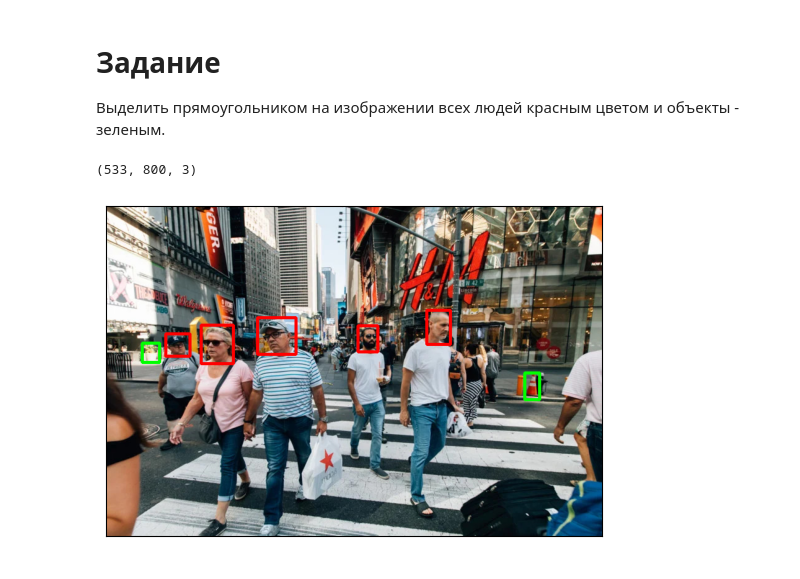
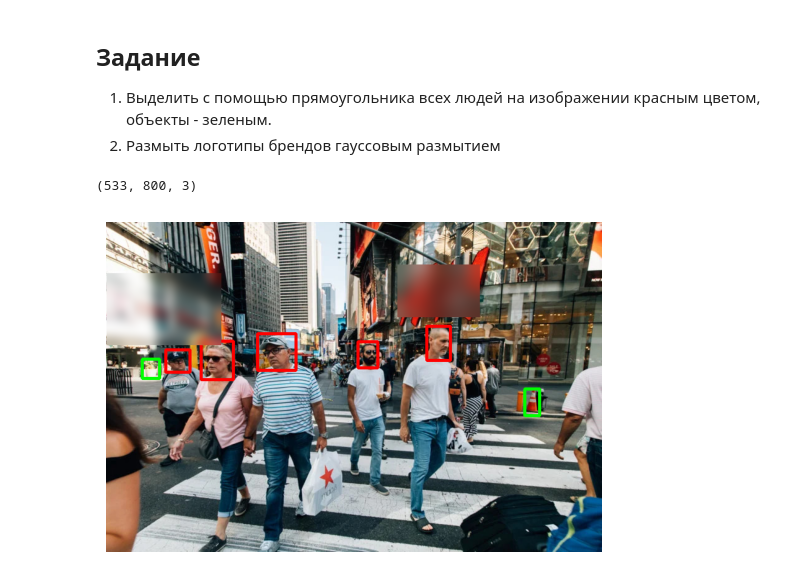
Before and after one commit to afk552/trolab_7, a Jupyter notebook: notebooks/7_indiv.ipynb, the cells around one changed output. Saved outputs shown, nothing was run; the diff lists cells and outputs as text; code cells hidden in the pictures.

```diff
--- a/notebooks/7_indiv.ipynb
+++ b/notebooks/7_indiv.ipynb
@@ -1,15 +1,15 @@
 # %% [markdown]
-# Задание
-Выделить прямоугольником на изображении всех людей красным цветом и объекты - зеленым.
+## Задание
+1. Выделить с помощью прямоугольника всех людей на изображении красным цветом, объекты - зеленым.
+2. Размыть логотипы брендов гауссовым размытием
 # %%
 import cv2
 import numpy as np
 from matplotlib import pyplot as plt
 def imgshow(image, conversion=cv2.COLOR_BGR2RGB):
     image = cv2.cvtColor(image, conversion)
-    # Show the image
     plt.imshow(image)
-    # remove the axis / ticks for a clean looking image
+    plt.axis("off")
     plt.xticks([])
     plt.yticks([])
     plt.show()
@@ -19,13 +19,36 @@ print(image.shape)
 # %% [output]
 (533, 800, 3)
 # %%
-image = cv2.rectangle(image,(406,194),(438,236),(0,0,255),3)
-image = cv2.rectangle(image,(96,207),(135,243),(0,0,255),3)
-image = cv2.rectangle(image,(244,181),(306,240),(0,0,255),3)
-image = cv2.rectangle(image,(517,169),(555,224),(0,0,255),3)
-image = cv2.rectangle(image,(153,193),(205,255),(0,0,255),3)
-image = cv2.rectangle(image,(675,270),(699,313),(0,255,0),3)
-image = cv2.rectangle(image,(58,222),(86,253),(0,255,0),3)
+# Выделение людей
+cv2.rectangle(image,(406,194),(438,236),(0,0,255),3)
+cv2.rectangle(image,(96,207),(135,243),(0,0,255),3)
+cv2.rectangle(image,(244,181),(306,240),(0,0,255),3)
+cv2.rectangle(image,(517,169),(555,224),(0,0,255),3)
+cv2.rectangle(image,(153,193),(205,255),(0,0,255),3)
+
+# Выделение объектов
+cv2.rectangle(image,(675,270),(699,313),(0,255,0),3)
+cv2.rectangle(image,(58,222),(86,253),(0,255,0),3)
+
+# Размытие рекламы
+topLeft = (470, 70)
+bottomRight = (603, 155)
+x1, y1 = topLeft[0], topLeft[1]
+w1, h1 = bottomRight[0] - topLeft[0], bottomRight[1] - topLeft[1]
+region1 = image[y1:y1+h1, x1:x1+w1]
+
+topLeft = (1, 84)
+bottomRight = (186, 200)
+x2, y2 = topLeft[0], topLeft[1]
+w2, h2 = bottomRight[0] - topLeft[0], bottomRight[1] - topLeft[1]
+region2 = image[y2:y2+h2, x2:x2+w2]
+
+blured = cv2.GaussianBlur(region1, (49,49), 0)
+image[y1:y1+h1, x1:x1+w1] = blured
+blured = cv2.GaussianBlur(region2, (49,49), 0)
+image[y2:y2+h2, x2:x2+w2] = blured
+
+
 imgshow(image)
 # %% [output]
-[figure, old version]
+[figure, new version]
```
Also changed, not shown: 2 other files.
